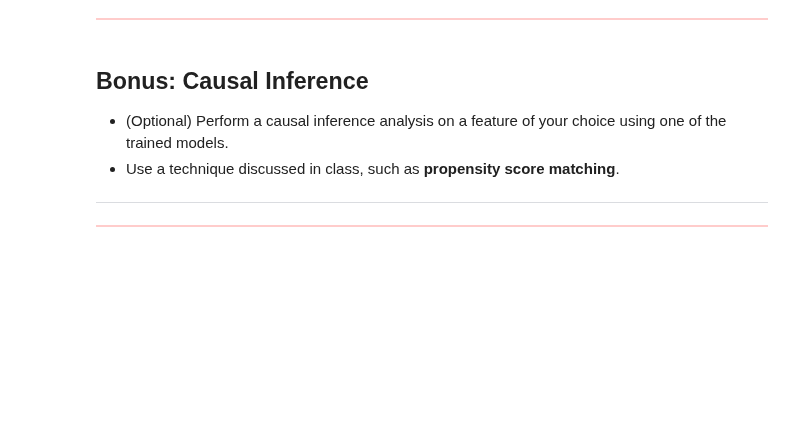
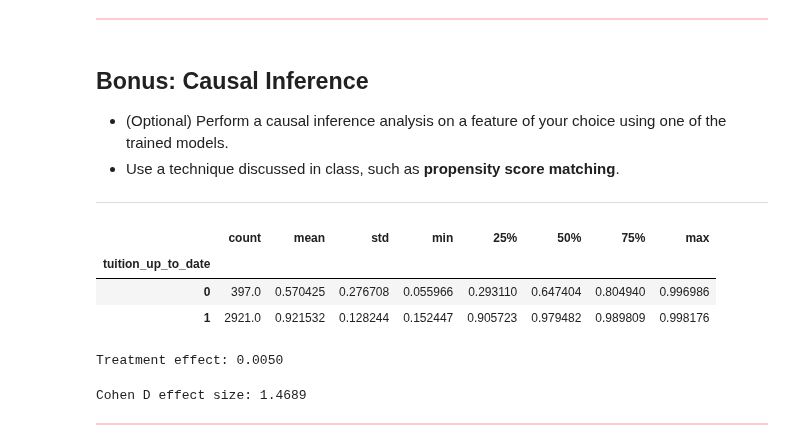
Before and after one commit to julienberman/CS-109a, a Jupyter notebook: psets/cs1090a_hw5/cs1090a_hw5.ipynb, the cells around one changed output. Saved outputs shown, nothing was run; the diff lists cells and outputs as text; code cells hidden in the pictures; blank space fills up the shorter version.

```diff
--- a/psets/cs1090a_hw5/cs1090a_hw5.ipynb
+++ b/psets/cs1090a_hw5/cs1090a_hw5.ipynb
@@ -1533,5 +1536,35 @@ Still, given RF's ability to deal with nonlinear relationships, its generally st
 
 ---
 # %%
-#
-...
+from psmpy import PsmPy
+from psmpy.functions import cohenD
+from psmpy.plotting import *
+
+# merge together X_test and y_train data
+df_train = df_train.copy()
+
+df_train['target'] = y_train['target']
+
+# make dropout column equal to 1 if target = "Dropout" and 0 if not
+df_train['dropout'] = (df_train['target'] == 'Dropout').astype(int)
+
+# remove target column
+df_test = df_train.drop(columns=['target'])
+
+# make id column
+df_test['id'] = df_test.index
+
+# create a PsmPy object
+psm = PsmPy(df_test, treatment='tuition_up_to_date',  indx='id')
+
+psm.logistic_ps(balance=False)
+
+psm.knn_matched(matcher='propensity_score', replacement=True, caliper=None, drop_unmatched=True)
+
+# look at propensity_score for tuition_up_to_date = 1 and tuition_up_to_date = 0 using psm.predicted_data df
+psm.predicted_data.groupby('tuition_up_to_date')['propensity_score'].describe()
+# %% [output]
+|  | count | mean | std | min | 25% | 50% | 75% | max |
+| tuition_up_to_date |  |  |  |  |  |  |  |  |
+| 0 | 397.0 | 0.570425 | 0.276708 | 0.055966 | 0.293110 | 0.647404 | 0.804940 | 0.996986 |
+| 1 | 2921.0 | 0.921532 | 0.128244 | 0.152447 | 0.905723 | 0.979482 | 0.989809 | 0.998176 |
@@ -1538,3 +1573,19 @@ Still, given RF's ability to deal with nonlinear relationships, its generally st
+# %%
+tuition_paid_dropout = df_test.loc[psm.df_matched[psm.df_matched['tuition_up_to_date'] == 1]['id'].values]['dropout']
+
+tuition_paid_nondropout = df_test.loc[psm.df_matched[psm.df_matched['tuition_up_to_date'] == 0]['id'].values]['dropout']
+
+treatment_size = tuition_paid_dropout.mean() - tuition_paid_nondropout.mean()
+
+print(f'Treatment effect: {treatment_size:.4f}')
+# %% [output]
+Treatment effect: 0.0050
+# %%
+cohen_d_effect_size = cohenD(df_train, treatment='tuition_up_to_date', metricName='dropout')
+
+print(f'Cohen D effect size: {cohen_d_effect_size:.4f}')
+# %% [output]
+Cohen D effect size: 1.4689
 # %% [markdown]
 <div class="highlight-box" style="border: 1px solid #ffcccb; background-color: #ffcccb; height: 5px;"></div>
 # %% [markdown]
```
Also changed, not shown: parts of 4 cells of this notebook.
